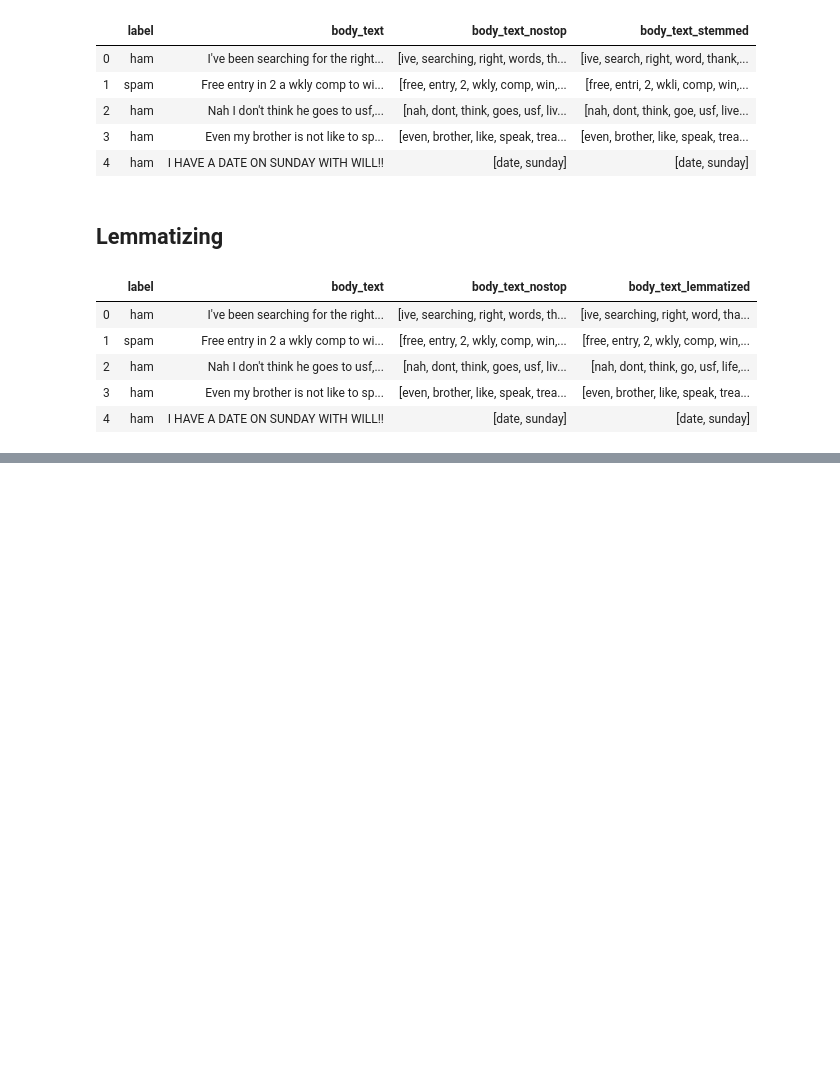
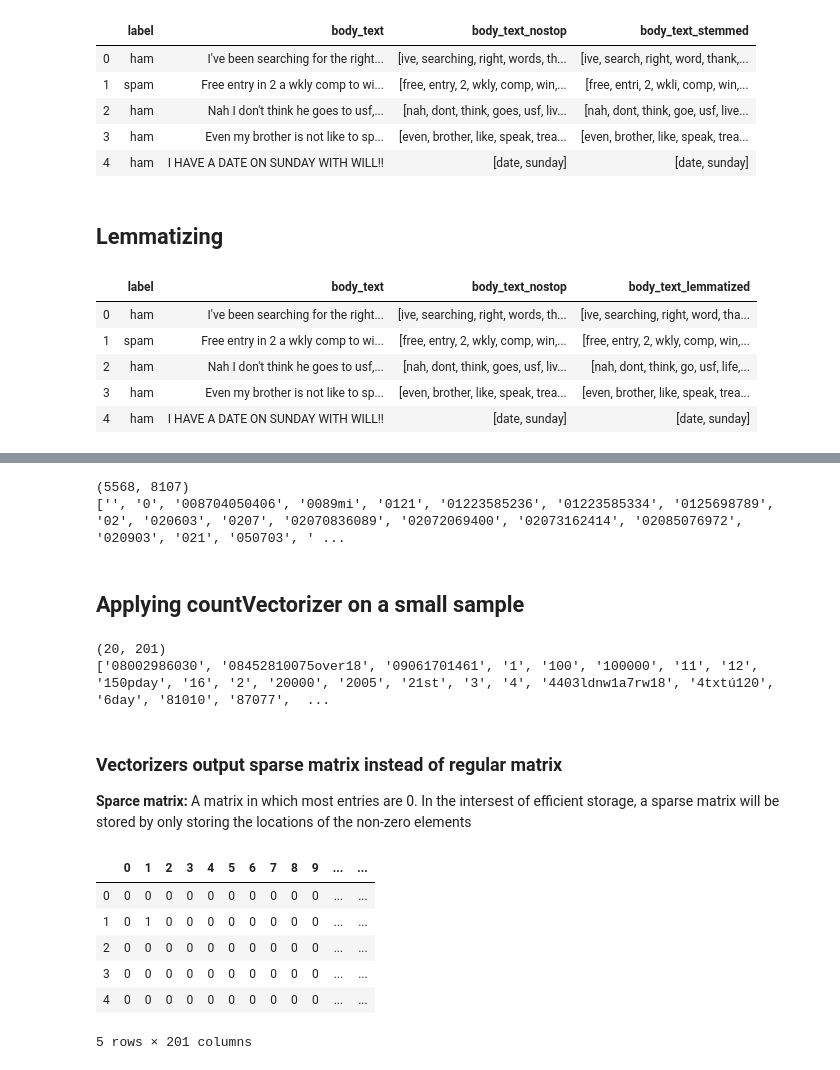
Before and after one commit to GhaidEwawi/nlp-python, a Jupyter notebook: nlp-python.ipynb, the cells around one changed output, grey strips where cells are left out. Cells and saved outputs as stored; diff of their text form; code cells hidden in the pictures; blank space fills up the shorter version.

```diff
--- a/nlp-python.ipynb
+++ b/nlp-python.ipynb
@@ -178,0 +194,32 @@ data3.head()
+# %%
+X_counts = count_vect.fit_transform(data4['body_text'])
+print(X_counts.shape)
+print(count_vect.get_feature_names())
+# %% [output]
+(5568, 8107)
+['', '0', '008704050406', '0089mi', '0121', '01223585236', '01223585334', '0125698789', '02', '020603', '0207', '02070836089', '02072069400', '02073162414', '02085076972', '020903', '021', '050703', ' ...
+# %% [markdown]
+## Applying countVectorizer on a small sample
+# %%
+sample_data = data4[:20]
+count_vect_sample = CountVectorizer(analyzer=clean_text)
+X_counts_sample = count_vect_sample.fit_transform(sample_data['body_text'])
+print(X_counts_sample.shape)
+print(count_vect_sample.get_feature_names())
+# %% [output]
+(20, 201)
+['08002986030', '08452810075over18', '09061701461', '1', '100', '100000', '11', '12', '150pday', '16', '2', '20000', '2005', '21st', '3', '4', '4403ldnw1a7rw18', '4txtú120', '6day', '81010', '87077',  ...
+# %% [markdown]
+### Vectorizers output sparse matrix instead of regular matrix
+<b>Sparce matrix:</b> A matrix in which most entries are 0. In the intersest of efficient storage, a sparse matrix will be stored by only storing the locations of the non-zero elements
+# %%
+X_counts_df = pd.DataFrame(X_counts_sample.toarray())
+X_counts_df.head()
+# %% [output]
+|  | 0 | 1 | 2 | 3 | 4 | 5 | 6 | 7 | 8 | 9 | ... | ... |
+| 0 | 0 | 0 | 0 | 0 | 0 | 0 | 0 | 0 | 0 | 0 | ... | ... |
+| 1 | 0 | 1 | 0 | 0 | 0 | 0 | 0 | 0 | 0 | 0 | ... | ... |
+| 2 | 0 | 0 | 0 | 0 | 0 | 0 | 0 | 0 | 0 | 0 | ... | ... |
+| 3 | 0 | 0 | 0 | 0 | 0 | 0 | 0 | 0 | 0 | 0 | ... | ... |
+| 4 | 0 | 0 | 0 | 0 | 0 | 0 | 0 | 0 | 0 | 0 | ... | ... |
+5 rows × 201 columns
```
Also changed, not shown: parts of 15 cells of this notebook.
